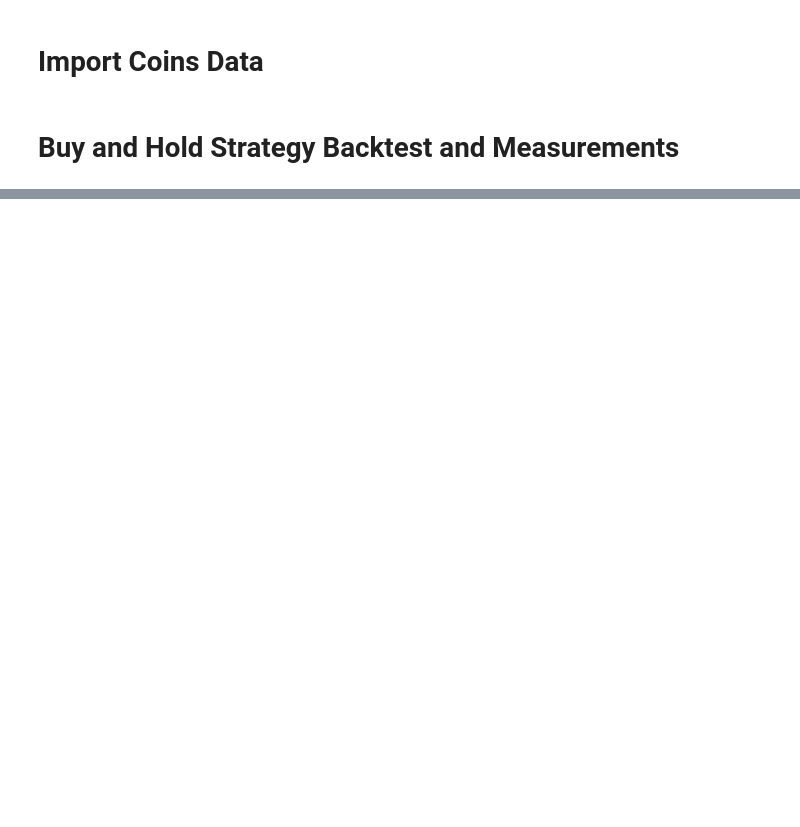
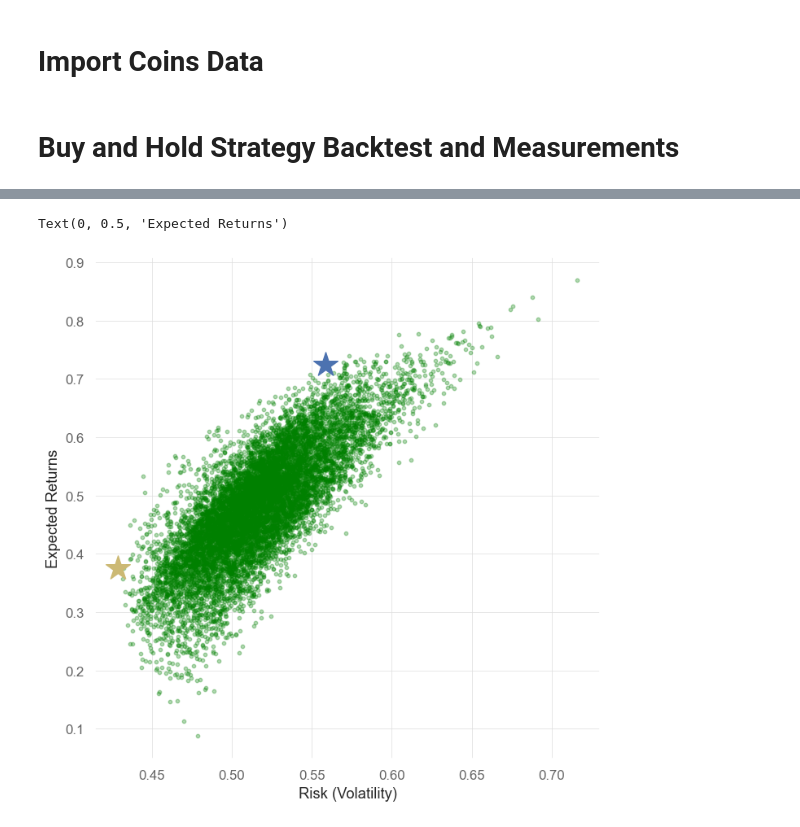
Before and after one commit to K-T-P/Trading-Algorithms-Course, a Jupyter notebook: HW6/HW6.ipynb, the cells around one changed output, grey strips where cells are left out. Drawn from its saved outputs; the diff is of its cells as text; code cells hidden in the pictures; blank space fills up the shorter version.

```diff
--- a/HW6/HW6.ipynb
+++ b/HW6/HW6.ipynb
@@ -73,0 +107,20 @@ dtype: float64
+# %%
+min_vol = temp.iloc[temp["Volatility"].idxmin()]
+
+# risk factor = 0.01
+rf = 0.01
+optimal_risky_port = temp.iloc[((temp["Returns"] - rf) / temp["Volatility"]).idxmax()]
+
+best_weights = rand_weight_list[((temp["Returns"] - rf) / temp["Volatility"]).idxmax()]
+# %%
+plt.subplots(figsize=(8, 8))
+plt.scatter(
+    temp["Volatility"], temp["Returns"], marker="o", s=10, alpha=0.3, color="green"
+)
+plt.scatter(min_vol[1], min_vol[0], color="y", marker="*", s=500)
+plt.scatter(optimal_risky_port[1], optimal_risky_port[0], color="b", marker="*", s=500)
+plt.xlabel("Risk (Volatility)")
+plt.ylabel("Expected Returns")
+# %% [output]
+Text(0, 0.5, 'Expected Returns')
+[figure, added]
```
Also changed, not shown: parts of 15 cells of this notebook.
